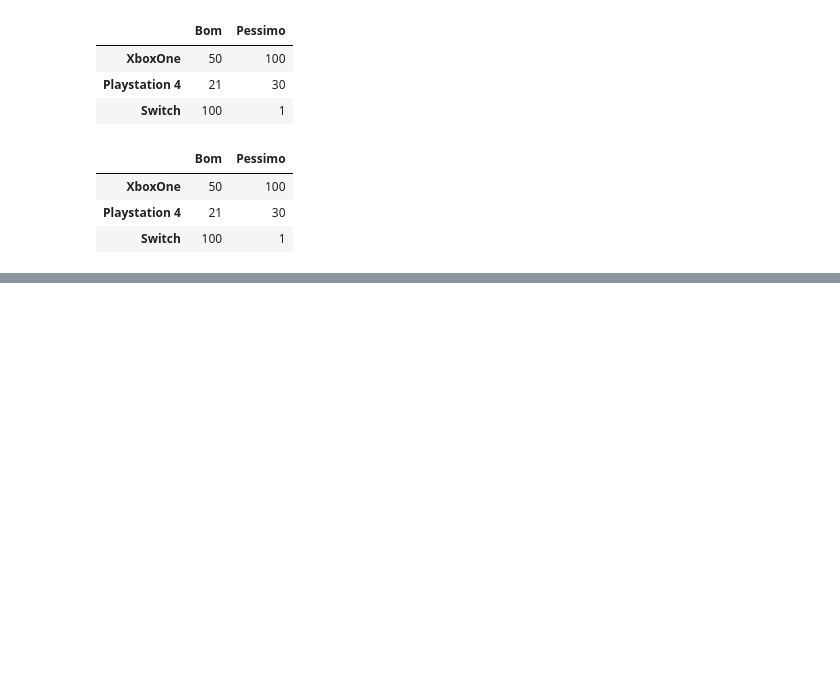
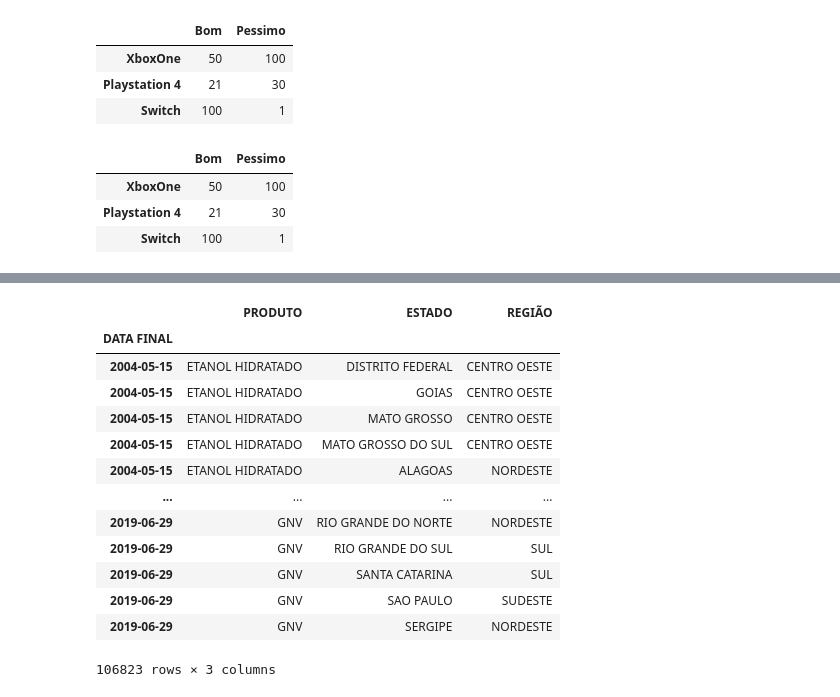
Before and after one commit to LaersonJunior/estudopandas, a Jupyter notebook: Estudo.ipynb, the cells around one changed output, grey strips where cells are left out. Drawn from its saved outputs; the diff is of its cells as text; code cells hidden in the pictures; blank space fills up the shorter version.

```diff
--- a/Estudo.ipynb
+++ b/Estudo.ipynb
@@ -52,8 +52,8 @@ personagens_df.columns = ['NOME','IDADE','PESO','EH_JEDI']
 # Quanto utiliza a cosntante, somente é um view do dataframe.
 produto_view = (data['PRODUTO'])
 
-# Cópia do dataframe
-produto_copy_bkp=data['PRODUTO'].copy()
+# # Cópia do dataframe
+# produto_copy_bkp=data['PRODUTO'].copy()
 
 # Atribuindo o valor constante 'Combustivel' a todos os registros da coluna 'PRODUTO'
 # data['PRODUTO'] = 'Combustivel'
@@ -61,12 +61,12 @@ produto_copy_bkp=data['PRODUTO'].copy()
 nrows, ncols = data.shape
 
 
-novos_produtos = [ f'Produto {i}' for i in range(nrows)]
+# novos_produtos = [ f'Produto {i}' for i in range(nrows)]
 
-# A Quantidade de elementos da lista deve ser igual ao número de linhas do dataframe
-data['PRODUTO'] = novos_produtos
+# # A Quantidade de elementos da lista deve ser igual ao número de linhas do dataframe
+# data['PRODUTO'] = novos_produtos
 
-data['PRODUTO']= produto_copy_bkp
+# data['PRODUTO']= produto_copy_bkp
 
 # Criando uma coluna a partir de um valor constante/default
 data['Coluna sem Nocao'] = 'DEFAULT'
@@ -318,0 +264,17 @@ Name: 2004-05-15, dtype: object
+# %%
+data[['PRODUTO','ESTADO','REGIÃO']]
+# %% [output]
+|  | PRODUTO | ESTADO | REGIÃO |
+| DATA FINAL |  |  |  |
+| 2004-05-15 | ETANOL HIDRATADO | DISTRITO FEDERAL | CENTRO OESTE |
+| 2004-05-15 | ETANOL HIDRATADO | GOIAS | CENTRO OESTE |
+| 2004-05-15 | ETANOL HIDRATADO | MATO GROSSO | CENTRO OESTE |
+| 2004-05-15 | ETANOL HIDRATADO | MATO GROSSO DO SUL | CENTRO OESTE |
+| 2004-05-15 | ETANOL HIDRATADO | ALAGOAS | NORDESTE |
+| ... | ... | ... | ... |
+| 2019-06-29 | GNV | RIO GRANDE DO NORTE | NORDESTE |
+| 2019-06-29 | GNV | RIO GRANDE DO SUL | SUL |
+| 2019-06-29 | GNV | SANTA CATARINA | SUL |
+| 2019-06-29 | GNV | SAO PAULO | SUDESTE |
+| 2019-06-29 | GNV | SERGIPE | NORDESTE |
+106823 rows × 3 columns
```
Also changed, not shown: parts of 22 cells of this notebook, 1 other file.
